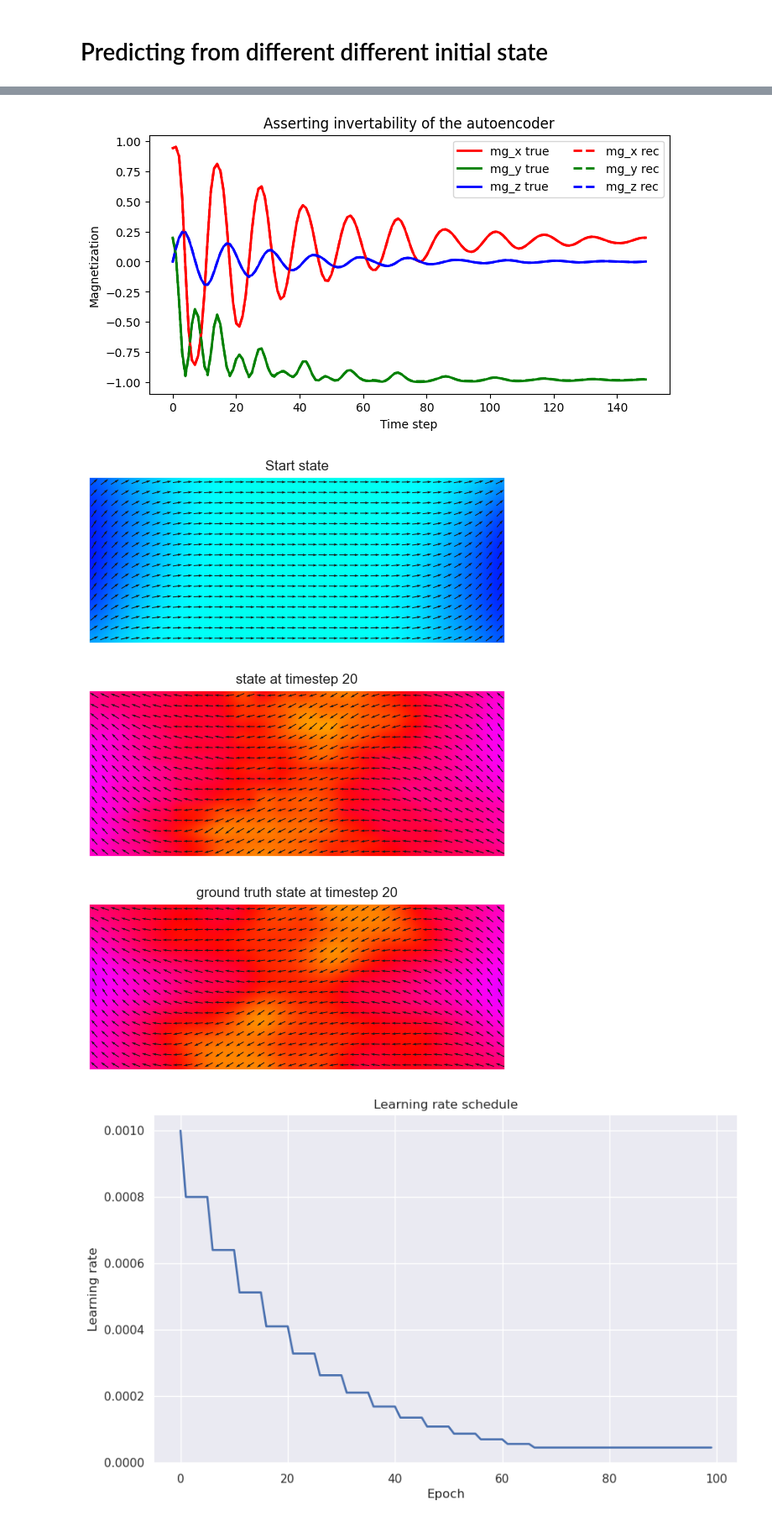
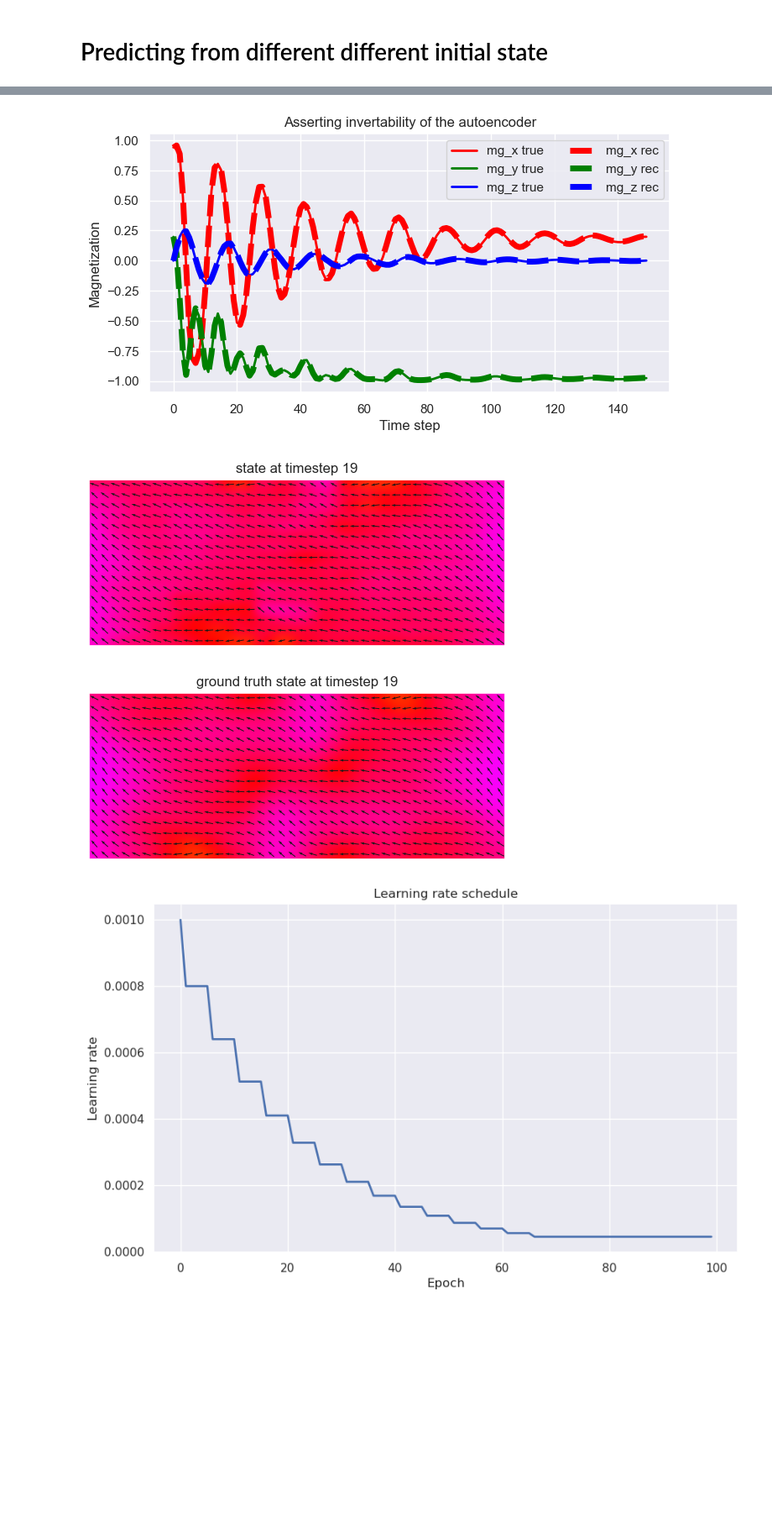
Before and after one commit to cmt-dtu-energy/koopman-magnetics, a Jupyter notebook: nbs/KoopmanAECNN_eval.ipynb, the cells around one changed output, grey strips where cells are left out. Shown at 84% size. Cells and saved outputs as stored; diff of their text form; code cells hidden in the pictures; blank space fills up the shorter version.

```diff
--- a/nbs/KoopmanAECNN_eval.ipynb
+++ b/nbs/KoopmanAECNN_eval.ipynb
@@ -80,7 +89,7 @@ _, test_dataset, train_indices, test_indices = train_test_split(
 # %%
 batch_size = 12
 
-testloader = DataLoader(test_dataset, batch_size=batch_size, shuffle=False)
+testloader = DataLoader(testset, batch_size=batch_size, shuffle=False)
 # %%
 print(f"max Hs: {np.max(Hs, axis=0)}")
 print(f"min Hs: {np.min(Hs, axis=0)}")
@@ -144,7 +156,8 @@ koopman = DeepKoopman(
     ).to(device)
 # %%
 # load model parameters
-koopman.load_state_dict(torch.load(datapath / "koopman_full_1000data_100epoch_32batch.pth", weights_only=True))
+#koopman.load_state_dict(torch.load(datapath / "koopman_full_1000data_100epoch_32batch.pth", weights_only=True))
+koopman.load_state_dict(torch.load(datapath / "koopman_1000_150_40_16.h5_Batchsize_32_final.pth", weights_only=True))
 koopman = koopman.to(device)
 # %%
 koopman.eval()
@@ -252,15 +273,15 @@ mean distance of H 39 to training points: 47.14895701196918
 # Predicting from different different initial state
 # %%
 koopman.eval()
-start_at = 30
-Ypreds = []
+start_at = 32
+Ypreds2 = []
 with torch.no_grad():
     for (xtest, utest) in testloader:
         xtest, utest = xtest.to(device), utest[:, start_at:, :].to(device)
         yhat = koopman.predict(xtest[:, start_at, :, :, :], utest)
-        Ypreds.append(yhat.detach().cpu().numpy())
+        Ypreds2.append(yhat.detach().cpu().numpy())
 
-Ypreds = np.concatenate(Ypreds, axis=0)
+Ypreds2 = np.concatenate(Ypreds2, axis=0)
 # %%
 field_idx = 39
 
@@ -285,27 +306,26 @@ with torch.no_grad():
 del xtest
 Xrec = np.concatenate(Xrec, axis=0)
 # %%
-field_idx = 0
+ae_idx = 0
 
 fig, ax = plt.subplots(figsize=(8, 4))
 
-plot_avg(DATA[test_indices[field_idx]], ax, linestyle="-", annot="true")
-plot_avg(Xrec[field_idx], ax, linestyle="--", annot="rec")
+plot_avg(DATA[test_indices[ae_idx]], ax, linestyle="-", annot="true")
+plot_avg(Xrec[ae_idx], ax, linestyle="--", annot="rec", linewidth=5)
 ax.set(xlabel="Time step", ylabel="Magnetization", title="Asserting invertability of the autoencoder")
 plt.show()
 # %% [output]
-[figure, old version]
+[figure, new version]
 # %%
 res = np.array([40, 16, 1])
-middle_state = 20
+middle_state = 19
 
-plot_M_thin_film(Ypreds[field_idx][0], res, "Start state")
+#plot_M_thin_film(Ypreds[field_idx][0], res, "Start state")
 plot_M_thin_film(Ypreds[field_idx][middle_state], res, f"state at timestep {middle_state}")
 plot_M_thin_film(DATA[test_indices[field_idx]][middle_state], res, f"ground truth state at timestep {middle_state}")
 # %% [output]
-[figure, old version]
+[figure, new version]
-[figure, old version]
+[figure, new version]
-[figure, removed]
 # %%
 lr = 1e-3
 beta = 0.8
```
Also changed, not shown: parts of 11 cells of this notebook.
